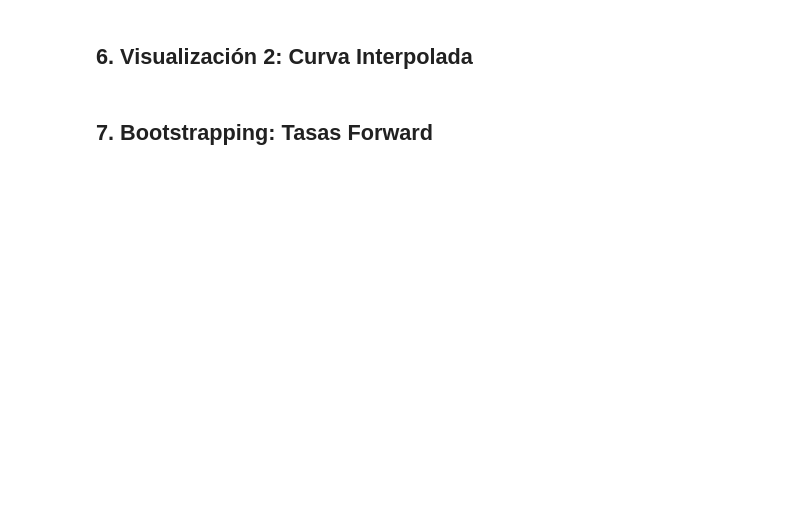
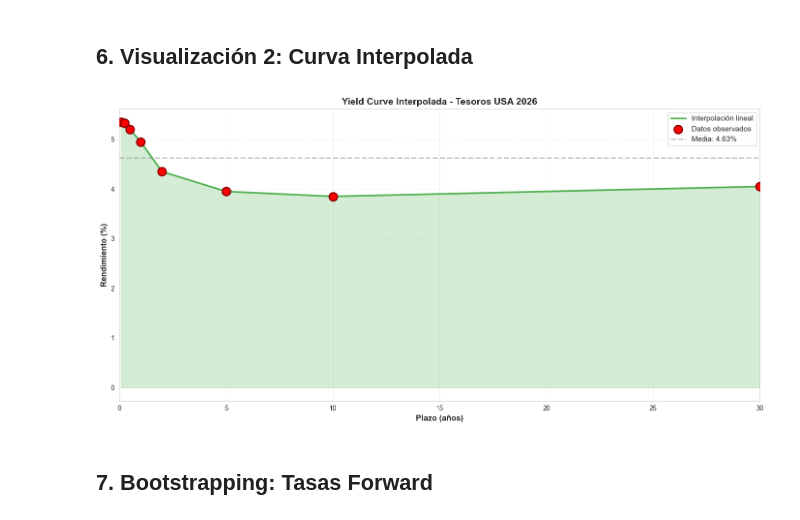
Before and after one commit to Jorgepuszkar/Libreria_Bonos, a Jupyter notebook: notebook/tutorial.ipynb, the cells around one changed output. Cells and saved outputs as stored; diff of their text form; code cells hidden in the pictures; blank space fills up the shorter version.

```diff
--- a/notebook/tutorial.ipynb
+++ b/notebook/tutorial.ipynb
@@ -115,27 +153,29 @@ for plazo in sorted(tasas_interpoladas.keys()):
 # %%
 # Crear curva detallada
 curve_detailed = interpolator.interpolate_range(yields_df, min_days=30, max_days=10800, step=30)
 curve_detailed['años'] = curve_detailed['dias'] / 360
 
 fig, ax = plt.subplots(figsize=(14, 7))
 
 ax.plot(curve_detailed['años'], curve_detailed['yield']*100, '-',
         linewidth=2.5, color='#2ca02c', label='Interpolación lineal', alpha=0.8)
 ax.scatter(yields_df['dias']/360, yields_df['yield']*100,
           s=150, color='red', zorder=5, edgecolors='darkred', linewidth=2, label='Datos observados')
 ax.fill_between(curve_detailed['años'], curve_detailed['yield']*100, alpha=0.2, color='#2ca02c')
 ax.axhline(y=yields_df['yield'].mean()*100, color='gray', linestyle='--',
-          linewidth=2, alpha=0.5, label=f\"Media: {yields_df['yield'].mean()*100:.2f}%\")
+          linewidth=2, alpha=0.5, label=f"Media: {yields_df['yield'].mean()*100:.2f}%")
 
 ax.set_xlabel('Plazo (años)', fontsize=12, fontweight='bold')
 ax.set_ylabel('Rendimiento (%)', fontsize=12, fontweight='bold')
 ax.set_title('Yield Curve Interpolada - Tesoros USA 2026', fontsize=14, fontweight='bold')
 ax.grid(True, alpha=0.3, linestyle='--')
 ax.legend(fontsize=11, loc='best')
 ax.set_xlim(0, 30)
 
 plt.tight_layout()
 plt.show()
+# %% [output]
+[figure, added]
 # %% [markdown]
 ## 7. Bootstrapping: Tasas Forward
 # %%
```
Also changed, not shown: parts of 11 cells of this notebook.
